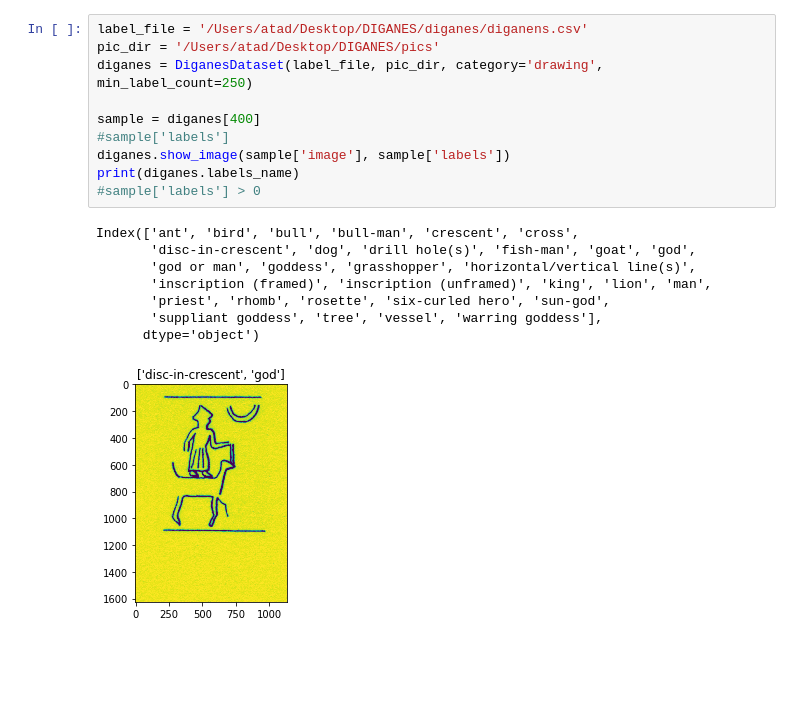
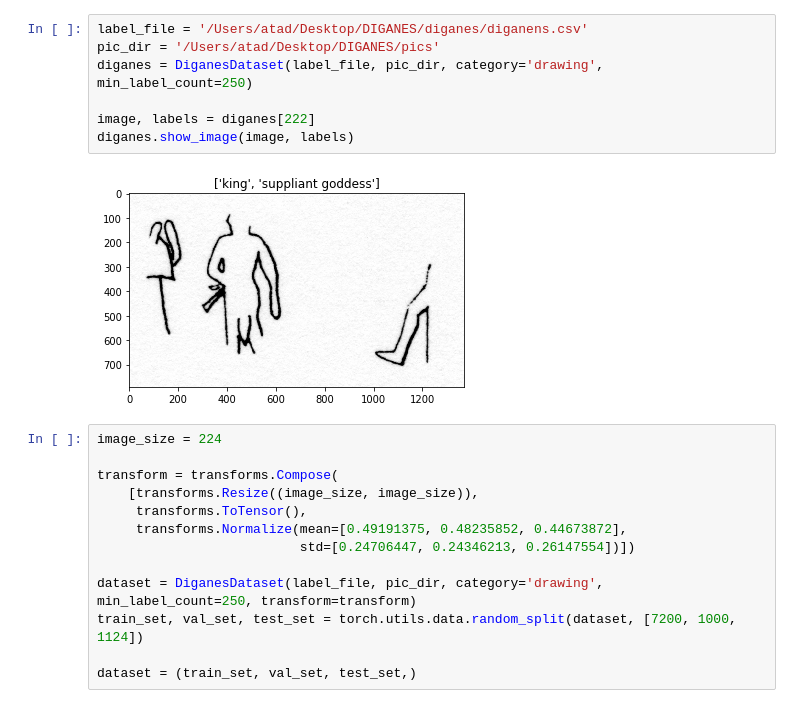
Before and after one commit to matanat/diganes, a Jupyter notebook: Dataset.ipynb, the cells around one changed output. Saved outputs shown, nothing was run; the diff lists cells and outputs as text; blank space fills up the shorter version.

```diff
--- a/Dataset.ipynb
+++ b/Dataset.ipynb
@@ -74,19 +18,22 @@ class DiganesDataset(Dataset):
 # %%
 label_file = '/Users/atad/Desktop/DIGANES/diganes/diganens.csv'
 pic_dir = '/Users/atad/Desktop/DIGANES/pics'
 diganes = DiganesDataset(label_file, pic_dir, category='drawing', min_label_count=250)
 
-sample = diganes[400]
-#sample['labels']
-diganes.show_image(sample['image'], sample['labels'])
-print(diganes.labels_name)
-#sample['labels'] > 0
+image, labels = diganes[222]
+diganes.show_image(image, labels)
 # %% [output]
-Index(['ant', 'bird', 'bull', 'bull-man', 'crescent', 'cross',
-       'disc-in-crescent', 'dog', 'drill hole(s)', 'fish-man', 'goat', 'god',
-       'god or man', 'goddess', 'grasshopper', 'horizontal/vertical line(s)',
-       'inscription (framed)', 'inscription (unframed)', 'king', 'lion', 'man',
-       'priest', 'rhomb', 'rosette', 'six-curled hero', 'sun-god',
-       'suppliant goddess', 'tree', 'vessel', 'warring goddess'],
-      dtype='object')
-[figure, old version]
+[figure, new version]
+# %%
+image_size = 224
+
+transform = transforms.Compose(
+    [transforms.Resize((image_size, image_size)),
+     transforms.ToTensor(),
+     transforms.Normalize(mean=[0.49191375, 0.48235852, 0.44673872],
+                          std=[0.24706447, 0.24346213, 0.26147554])])
+
+dataset = DiganesDataset(label_file, pic_dir, category='drawing', min_label_count=250, transform=transform)
+train_set, val_set, test_set = torch.utils.data.random_split(dataset, [7200, 1000, 1124])
+
+dataset = (train_set, val_set, test_set,)
```
Also changed, not shown: parts of 8 cells of this notebook, 3 other files.
